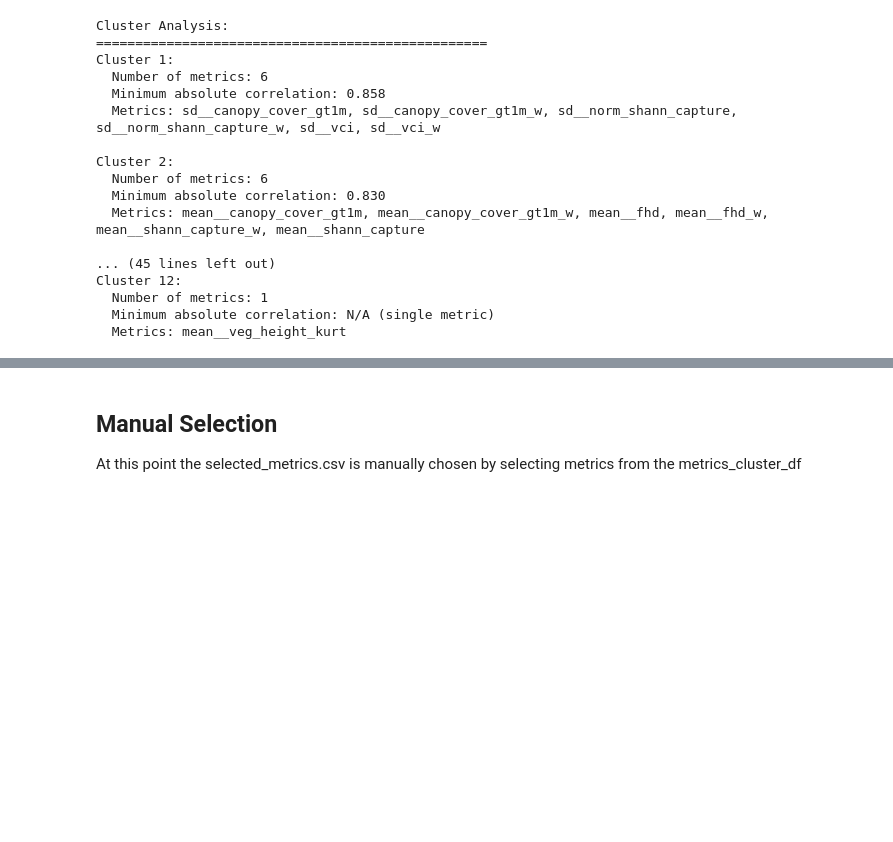
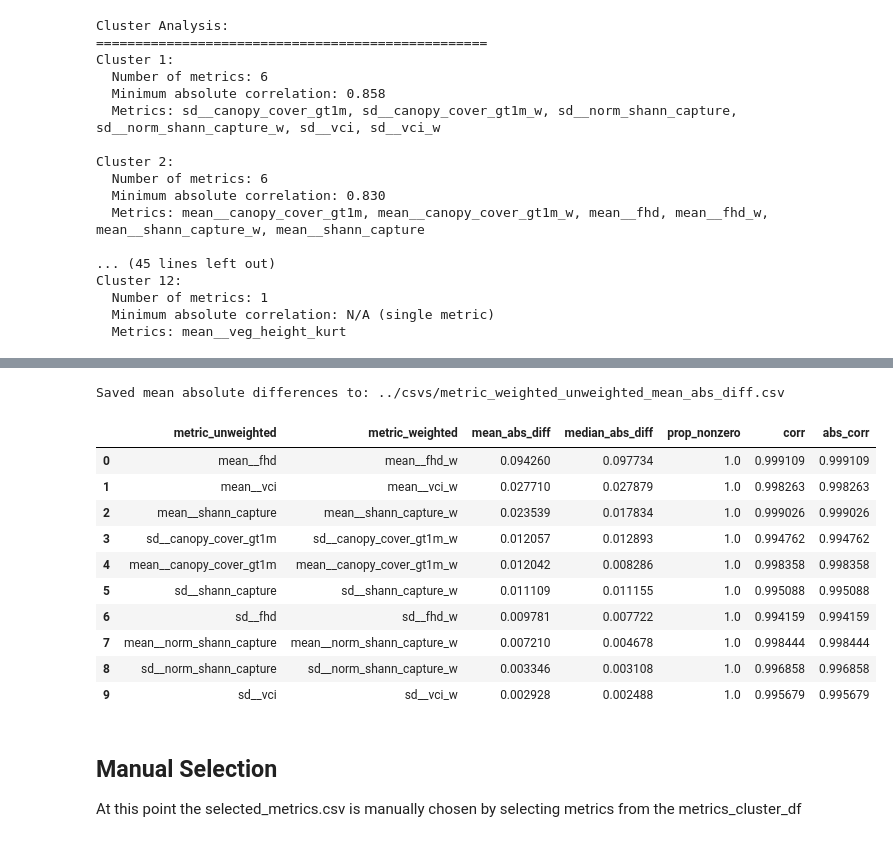
Before and after one commit to jameswesc/masters-thesis, a Jupyter notebook: notebooks/06_corr_analysis.ipynb, the cells around one changed output, grey strips where cells are left out. Drawn from its saved outputs; the diff is of its cells as text; code cells hidden in the pictures; blank space fills up the shorter version.

```diff
--- a/notebooks/06_corr_analysis.ipynb
+++ b/notebooks/06_corr_analysis.ipynb
@@ -195,3 +361,48 @@ Cluster 12:
+# %%
+# Compute mean absolute difference between weighted and unweighted metric pairs
+import pandas as pd
+import numpy as np
+
+# Read the pairs we saved earlier
+pairs_path = csv_dir / 'metric_weighted_unweighted_pairs.csv'
+pairs_df = pd.read_csv(pairs_path)
+
+# Read site-level metrics (ensure index is site)
+site_metrics = pd.read_csv(csv_dir / 'site_all_metrics.csv').set_index('site')
+
+rows = []
+for _, r in pairs_df.iterrows():
+    un = r['metric_unweighted']
+    wt = r['metric_weighted']
+    if un in site_metrics.columns and wt in site_metrics.columns:
+        diff = (site_metrics[wt] - site_metrics[un]).abs()
+        mean_abs = float(diff.dropna().mean())
+        median_abs = float(diff.dropna().median())
+        prop_nonzero = float((diff.dropna() != 0).mean()) if len(diff.dropna())>0 else np.nan
+    else:
+        mean_abs = np.nan
+        median_abs = np.nan
+        prop_nonzero = np.nan
+    rows.append({'metric_unweighted': un, 'metric_weighted': wt, 'mean_abs_diff': mean_abs, 'median_abs_diff': median_abs, 'prop_nonzero': prop_nonzero, 'corr': r.get('corr', np.nan), 'abs_corr': r.get('abs_corr', np.nan)})
+
+mean_diff_df = pd.DataFrame(rows).sort_values('mean_abs_diff', ascending=False).reset_index(drop=True)
+out_mean_path = csv_dir / 'metric_weighted_unweighted_mean_abs_diff.csv'
+mean_diff_df.to_csv(out_mean_path, index=False)
+print(f'Saved mean absolute differences to: {out_mean_path}')
+mean_diff_df
+# %% [output]
+Saved mean absolute differences to: ../csvs/metric_weighted_unweighted_mean_abs_diff.csv
+|  | metric_unweighted | metric_weighted | mean_abs_diff | median_abs_diff | prop_nonzero | corr | abs_corr |
+| 0 | mean__fhd | mean__fhd_w | 0.094260 | 0.097734 | 1.0 | 0.999109 | 0.999109 |
+| 1 | mean__vci | mean__vci_w | 0.027710 | 0.027879 | 1.0 | 0.998263 | 0.998263 |
+| 2 | mean__shann_capture | mean__shann_capture_w | 0.023539 | 0.017834 | 1.0 | 0.999026 | 0.999026 |
+| 3 | sd__canopy_cover_gt1m | sd__canopy_cover_gt1m_w | 0.012057 | 0.012893 | 1.0 | 0.994762 | 0.994762 |
+| 4 | mean__canopy_cover_gt1m | mean__canopy_cover_gt1m_w | 0.012042 | 0.008286 | 1.0 | 0.998358 | 0.998358 |
+| 5 | sd__shann_capture | sd__shann_capture_w | 0.011109 | 0.011155 | 1.0 | 0.995088 | 0.995088 |
+| 6 | sd__fhd | sd__fhd_w | 0.009781 | 0.007722 | 1.0 | 0.994159 | 0.994159 |
+| 7 | mean__norm_shann_capture | mean__norm_shann_capture_w | 0.007210 | 0.004678 | 1.0 | 0.998444 | 0.998444 |
+| 8 | sd__norm_shann_capture | sd__norm_shann_capture_w | 0.003346 | 0.003108 | 1.0 | 0.996858 | 0.996858 |
+| 9 | sd__vci | sd__vci_w | 0.002928 | 0.002488 | 1.0 | 0.995679 | 0.995679 |
 # %% [markdown]
 ## Manual Selection
 
```
Also changed, not shown: parts of 4 cells of this notebook, 3 other files.
